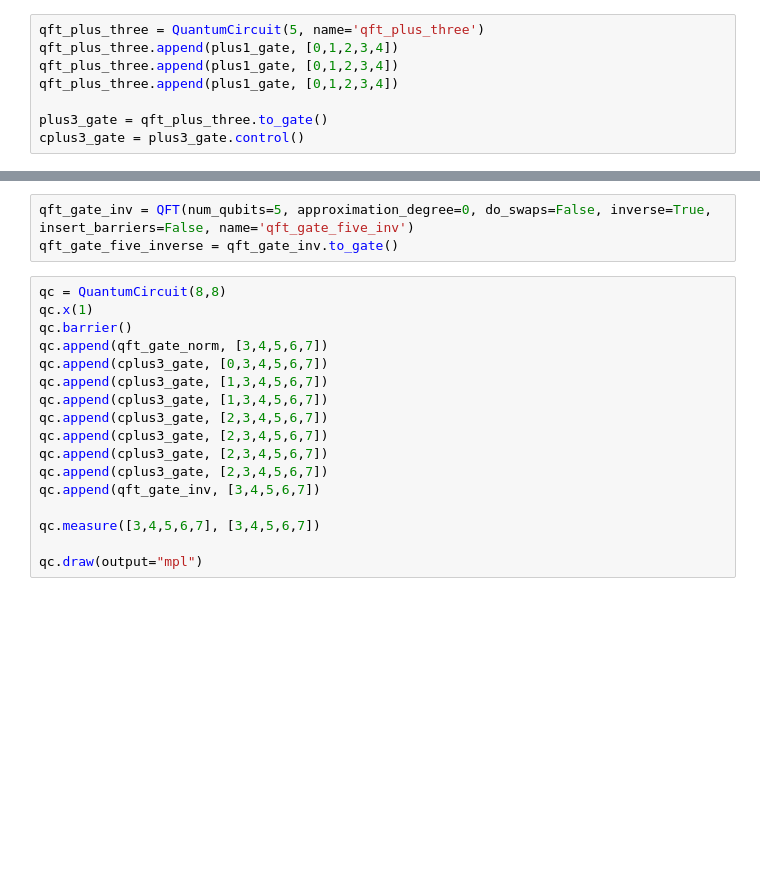
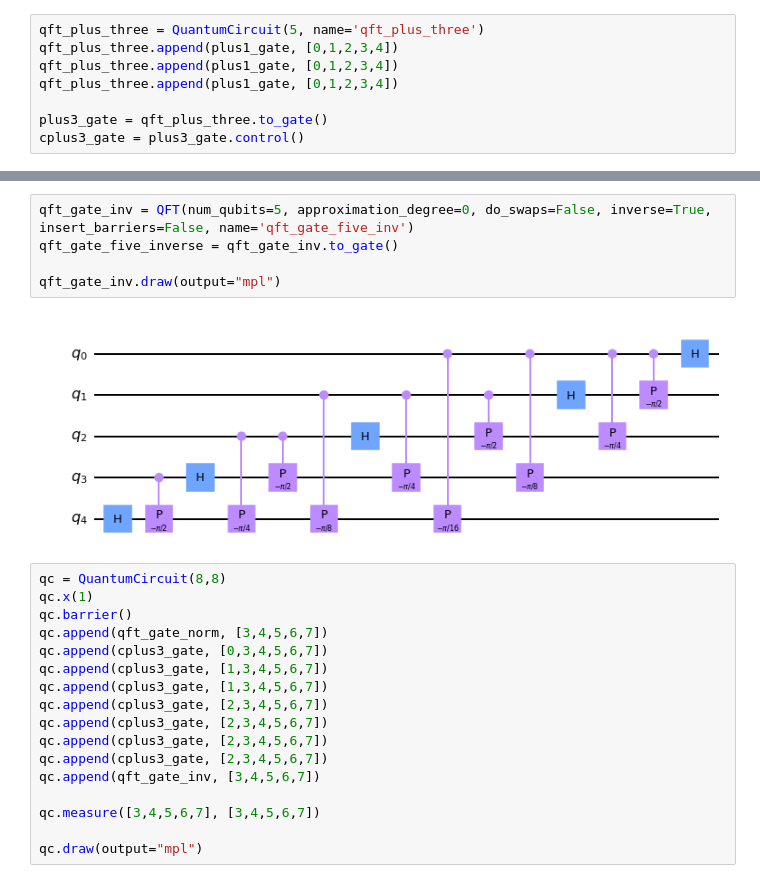
Before and after one commit to sergiomtzlosa/docker-qiskit, a Jupyter notebook: qiskit-jupyter/notebooks/multiply3.ipynb, the cells around one changed output, grey strips where cells are left out. Cells and saved outputs as stored; diff of their text form; blank space fills up the shorter version.

```diff
--- a/qiskit-jupyter/notebooks/multiply3.ipynb
+++ b/qiskit-jupyter/notebooks/multiply3.ipynb
@@ -33,6 +37,10 @@ qft_gate_five = qft_gate_norm.to_gate()
 # %%
 qft_gate_inv = QFT(num_qubits=5, approximation_degree=0, do_swaps=False, inverse=True, insert_barriers=False, name='qft_gate_five_inv')
 qft_gate_five_inverse = qft_gate_inv.to_gate()
+
+qft_gate_inv.draw(output="mpl")
+# %% [output]
+[figure, added]
 # %%
 qc = QuantumCircuit(8,8)
 qc.x(1)
```
Also changed, not shown: parts of 1 cell of this notebook.
